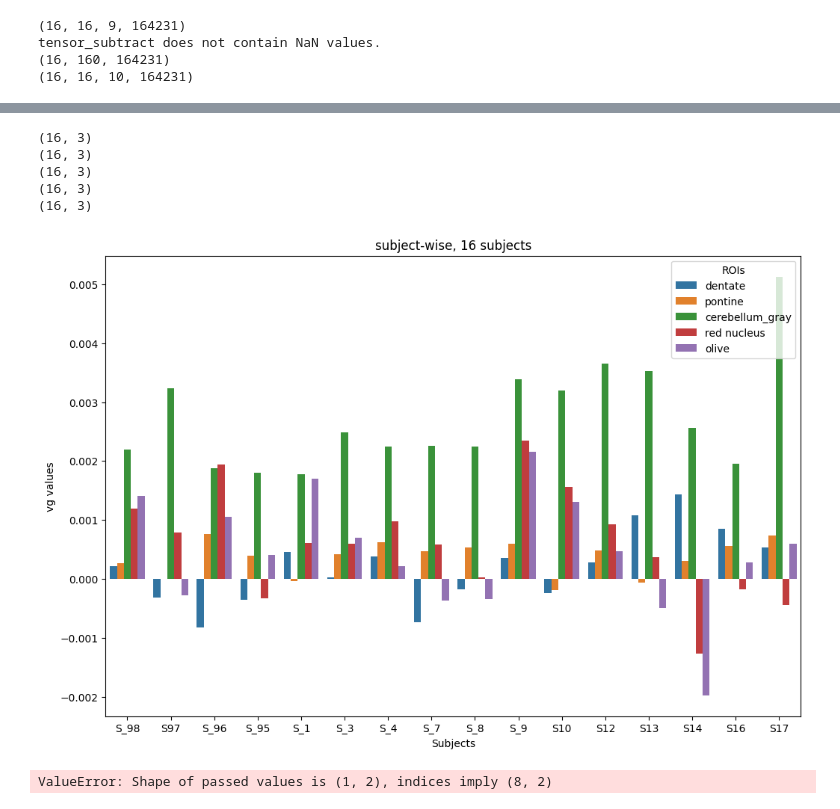
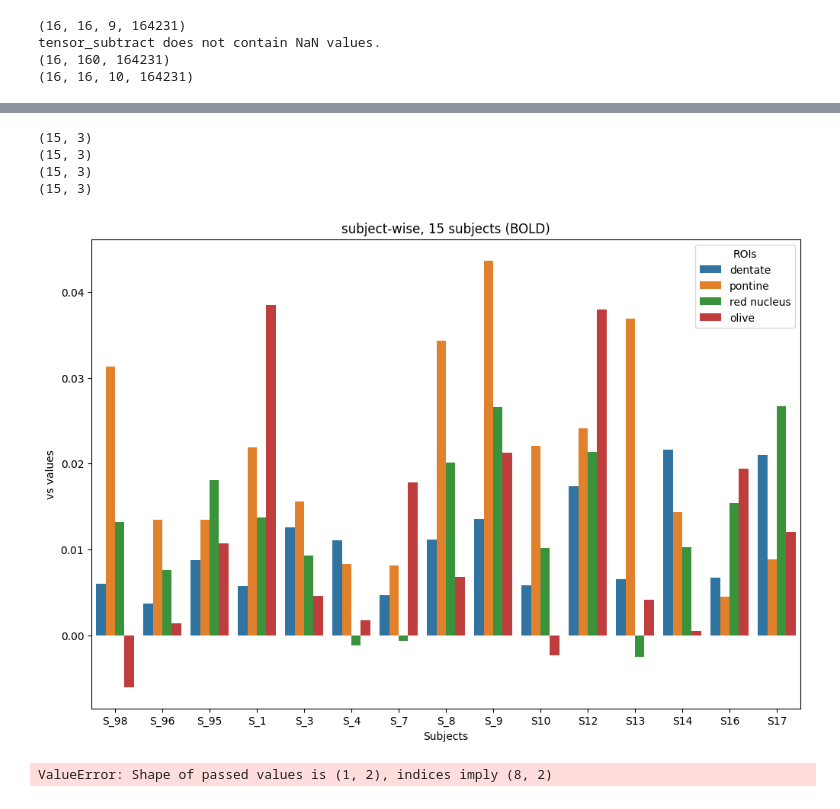
Before and after one commit to DiedrichsenLab/Pontine7T, a Jupyter notebook: notebooks/plots_decomp_var.ipynb, the cells around one changed output, grey strips where cells are left out. Saved outputs shown, nothing was run; the diff lists cells and outputs as text; code cells hidden in the pictures.

```diff
--- a/notebooks/plots_decomp_var.ipynb
+++ b/notebooks/plots_decomp_var.ipynb
@@ -97,7 +102,7 @@ tensor_subtract does not contain NaN values.
 # %%
 #dentate data
 
-flat_data = decomposing_variances.get_structure_data(structure='dentate')
+flat_data = decomposing_variances.get_structure_data(structure='dentate', data_dir='/Volumes/diedrichsen_data$/data/Cerebellum/Pontine7T/RegionOfInterest_BOLD/data/group')
 
 cond_vec = numpy.tile(numpy.arange(1,11),16)
 
@@ -257,7 +262,7 @@ tensor_subtract does not contain NaN values.
 # %%
 #rednucleus data
 
-flat_data = decomposing_variances.get_structure_data(structure='rednucleus')
+flat_data = decomposing_variances.get_structure_data(structure='rednucleus', data_dir='/Volumes/diedrichsen_data$/data/Cerebellum/Pontine7T/RegionOfInterest_BOLD/data/group')
 
 cond_vec = numpy.tile(numpy.arange(1,11),16)
 
@@ -337,7 +342,7 @@ tensor_subtract does not contain NaN values.
 # %%
 #inferior olive data
 
-flat_data = decomposing_variances.get_structure_data(structure='olive')
+flat_data = decomposing_variances.get_structure_data(structure='olive', data_dir='/Volumes/diedrichsen_data$/data/Cerebellum/Pontine7T/RegionOfInterest_BOLD/data/group')
 
 cond_vec = numpy.tile(numpy.arange(1,11),16)
 
@@ -479,15 +464,15 @@ import pandas as pd
 
 # Assuming variances_d, variances_p, variances_o, variances_r are defined
 
-var_d_normalized = numpy.zeros((16,3)) #(10,3) means 10 rows, 3 variances; (1,3) means 1 row, 3 variances, etc
-var_p_normalized = numpy.zeros((16,3))
-var_c_normalized = numpy.zeros((16,3))
-var_o_normalized = numpy.zeros((16,3))
-var_r_normalized = numpy.zeros((16,3))
+var_d_normalized = numpy.zeros((15,3)) #(10,3) means 10 rows, 3 variances; (1,3) means 1 row, 3 variances, etc
+var_p_normalized = numpy.zeros((15,3))
+#var_c_normalized = numpy.zeros((16,3))
+var_o_normalized = numpy.zeros((15,3))
+var_r_normalized = numpy.zeros((15,3))
 
-print(var_c_normalized.shape)
+print(var_d_normalized.shape)
 
-for i in range(16): #number of rows
+for i in range(15): #number of rows
     row_sum_d = numpy.sum(variances_d[i])
     var_d_normalized[i] = variances_d[i]/row_sum_d
 
@@ -500,8 +485,8 @@ for i in range(16): #number of rows
     row_sum_o = numpy.sum(variances_o[i])
     var_o_normalized[i] = variances_o[i]/ row_sum_o
 
-    row_sum_c = numpy.sum(variances_c[i])
-    var_c_normalized[i] = variances_c[i]/ row_sum_c
+    #row_sum_c = numpy.sum(variances_c[i])
+    #var_c_normalized[i] = variances_c[i]/ row_sum_c
 
 print(var_o_normalized[0][0] + var_o_normalized[0][1] + var_o_normalized[0][2])
 
@@ -528,40 +512,39 @@ print(var_r_normalized)
 # %%
 # plot variances per roi (each variance separately: vg (0), vs (1), ve(2)), mean subtracted, for condition or for subject
 data = {
-    'Subjects': ['S_98','S97', 'S_96', 'S_95', 'S_1', 'S_3','S_4','S_7','S_8','S_9','S10','S12', 'S13', 'S14', 'S16', 'S17'],
-    #'conditions': ["Instr","Vis_S", "Act_Obs", "Flex_Ext", "F_Seq", "ToM", "N_back", "Sem_Pred", "Rest", "Rom_Movie"],
-    'dentate': var_d_normalized[:,0],
-    'pontine': var_p_normalized[:,0],
-    'cerebellum_gray': var_c_normalized[:,0],
-    'red nucleus': var_r_normalized[:,0],
-    'olive': var_o_normalized[:,0]
+    'Subjects': ['S_98','S_96', 'S_95', 'S_1', 'S_3','S_4','S_7','S_8','S_9','S10','S12', 'S13', 'S14', 'S16', 'S17'],
+   # 'conditions': ["Instr","Vis_S", "Act_Obs", "Flex_Ext", "F_Seq", "ToM", "N_back", "Sem_Pred", "Rest", "Rom_Movie"],
+    'dentate': var_d_normalized[:,1],
+    'pontine': var_p_normalized[:,1],
+    #'cerebellum_gray': var_c_normalized[:,0],
+    'red nucleus': var_r_normalized[:,1],
+    'olive': var_o_normalized[:,1]
 }
 
 print(var_o_normalized.shape)
 print(var_d_normalized.shape)
-print(var_c_normalized.shape)
+#print(var_c_normalized.shape)
 print(var_p_normalized.shape)
 print(var_r_normalized.shape)
 
 df = pandas.DataFrame(data)
 
 #seaborn process
 df_melted = pandas.melt(df, id_vars=['Subjects'], var_name='Variance', value_name='Value')
 
 plt.figure(figsize=(12, 8))
 sns.barplot(x='Subjects', y='Value', hue='Variance', data=df_melted)
 plt.xlabel('Subjects')
-plt.ylabel('vg values')
-plt.title('subject-wise, 16 subjects')
+plt.ylabel('vs values')
+plt.title('subject-wise, 15 subjects (BOLD)')
 plt.legend(title='ROIs', loc='upper right')
 plt.show()
 # %% [output]
-(16, 3)
-(16, 3)
-(16, 3)
-(16, 3)
-(16, 3)
+(15, 3)
+(15, 3)
+(15, 3)
+(15, 3)
-[figure, old version]
+[figure, new version]
 # %%
 #Plot subject-wise variance per ROI
 
```
Also changed, not shown: parts of 14 cells of this notebook, 2 other files.
